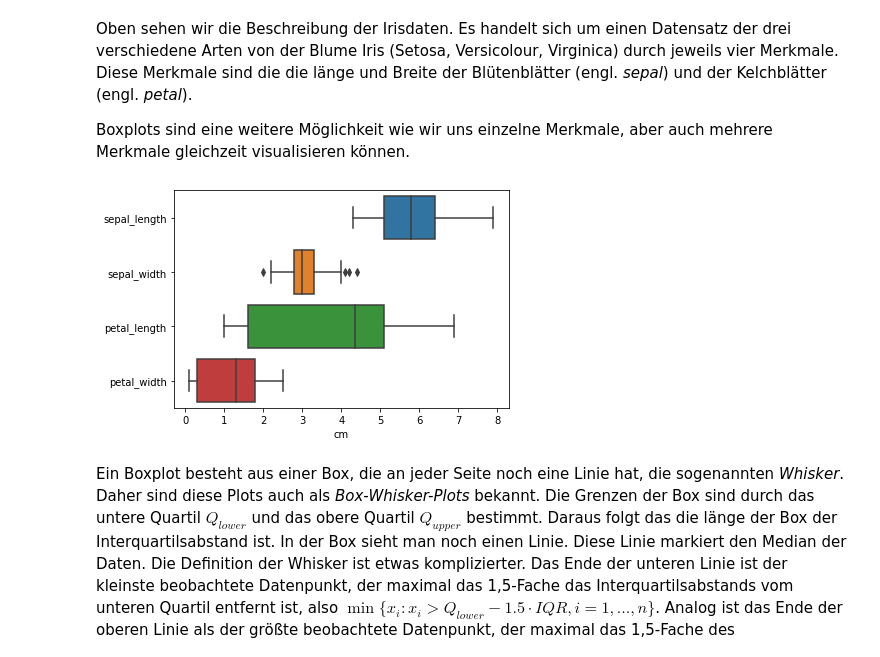
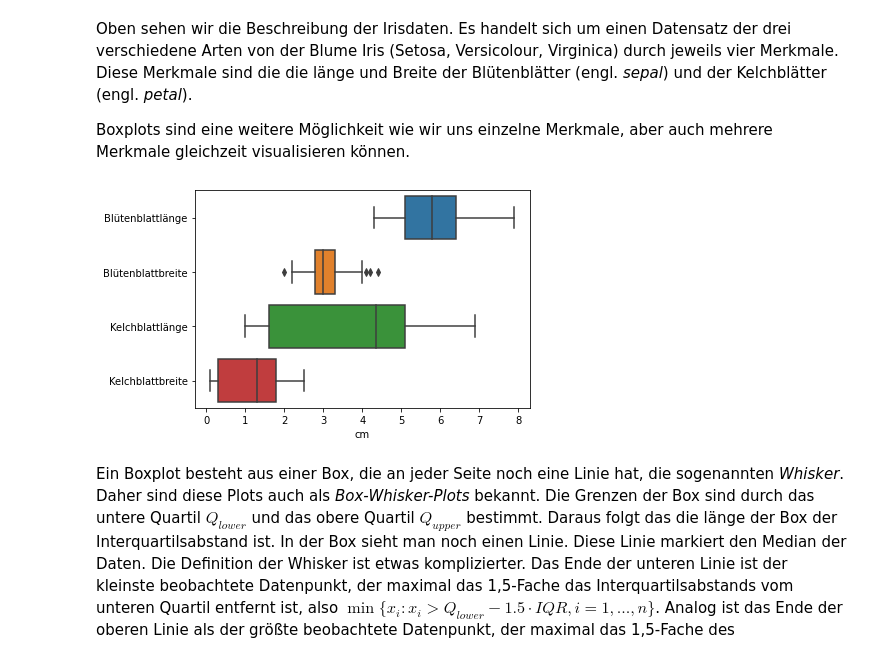
Before and after one commit to sherbold/data-science-crashkurs, a Jupyter notebook: content/chapters/kapitel_03.ipynb, the cells around one changed output. Drawn from its saved outputs; the diff is of its cells as text; code cells hidden in the pictures.

```diff
--- a/content/chapters/kapitel_03.ipynb
+++ b/content/chapters/kapitel_03.ipynb
@@ -482,16 +482,16 @@ Boxplots sind eine weitere Möglichkeit wie wir uns einzelne Merkmale, aber auch
 # %%
 import pandas as pd  # pandas is a powerful library for working with data
 
 # we need that data as dataframe for the pairplot feature of seaborn
 iris_df = pd.DataFrame(iris.data, columns=[
-    'sepal_length', 'sepal_width', 'petal_length', 'petal_width'])
+    'Blütenblattlänge', 'Blütenblattbreite', 'Kelchblattlänge', 'Kelchblattbreite'])
 
 fig, ax = plt.subplots()
 sns.boxplot(data=iris_df, orient='h')
 ax.set_xlabel('cm')
 plt.show()
 # %% [output]
-[figure, old version]
+[figure, new version]
 # %% [markdown]
 Ein Boxplot besteht aus einer Box, die an jeder Seite noch eine Linie hat, die sogenannten *Whisker*. Daher sind diese Plots auch als *Box-Whisker-Plots* bekannt. Die Grenzen der Box sind durch das untere Quartil $Q_{lower}$ und das obere Quartil $Q_{upper}$ bestimmt. Daraus folgt das die länge der Box der Interquartilsabstand ist. In der Box sieht man noch einen Linie. Diese Linie markiert den Median der Daten. Die Definition der Whisker ist etwas komplizierter. Das Ende der unteren Linie ist der kleinste beobachtete Datenpunkt, der maximal das 1,5-Fache das Interquartilsabstands vom unteren Quartil entfernt ist, also $\min \{x_i: x_i>Q_{lower}-1.5\cdot IQR, i=1, ..., n\}$. Analog ist das Ende der oberen Linie als der größte beobachtete Datenpunkt, der maximal das 1,5-Fache des Interquartilsabstands vom oberen Quartil entfernt ist, also $\max \{x_i: x_i>Q_{upper}+1.5\cdot IQR, i=1, ..., n\}$. Die Idee der Whisker ist es den Datenbereich ohne Ausreißer darzustellen. Entsprechend ist jeder Wert, der mehr als das 1,5-Fache des Interquartilsabstands von den Quartilen entfertn ist ein Ausreißer. Sollte es Ausreißer geben, werden diese als Punkte dargestellt, wie man sie zum Beispiel bei der `sepal_width` sieht.
 
```
Also changed, not shown: parts of 14 cells of this notebook, 1 other file.
